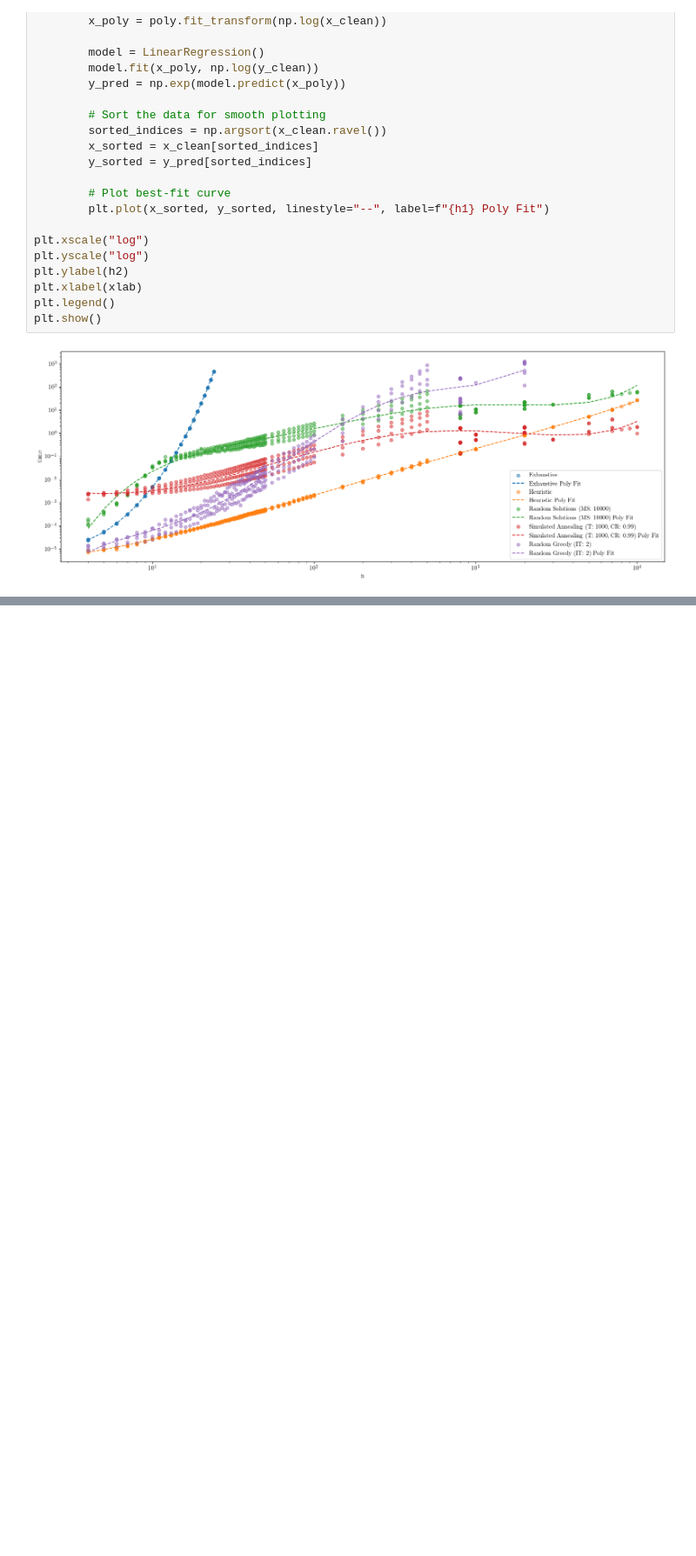
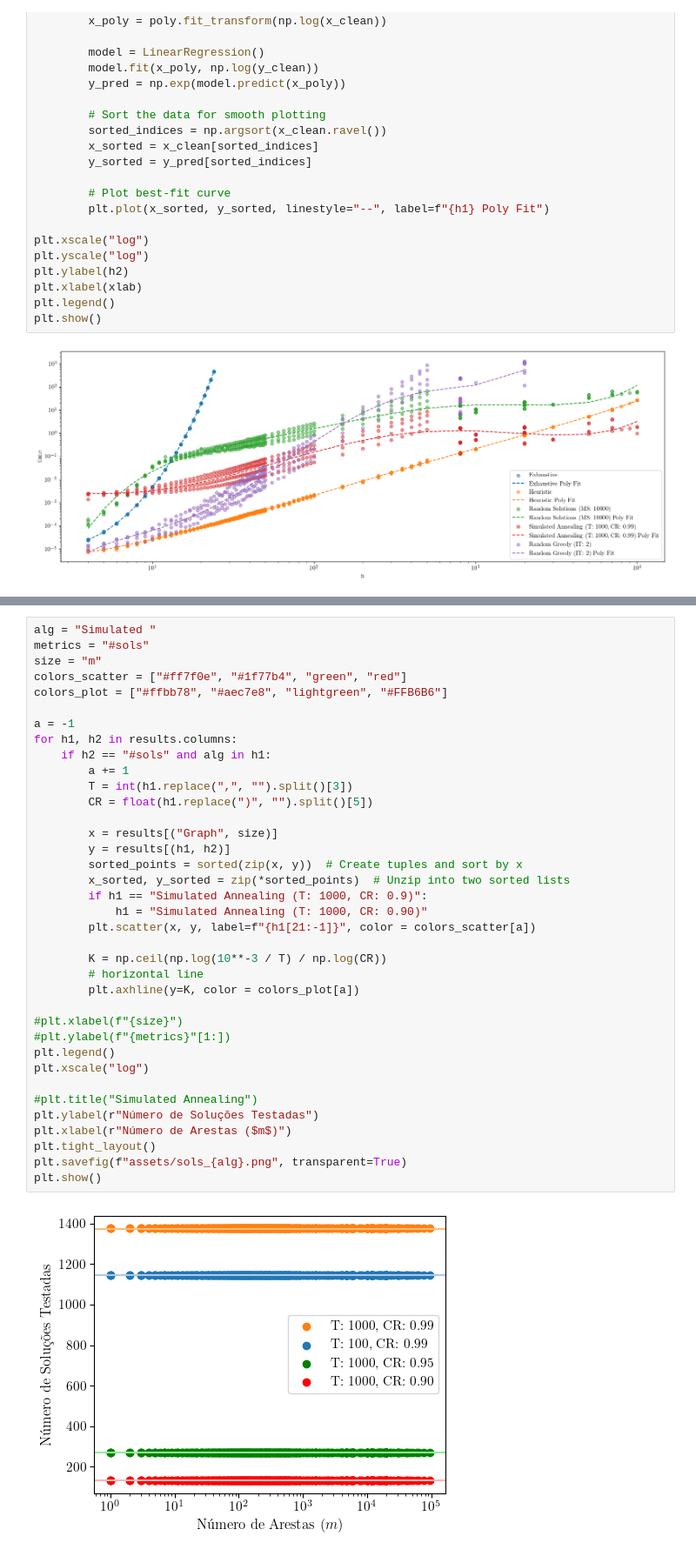
Before and after one commit to Hugoverissimo21/max-weighted-cut-02, a Jupyter notebook: benchmarks (03plots).ipynb, the cells around one changed output, grey strips where cells are left out. Shown at 87% size. Drawn from its saved outputs; the diff is of its cells as text; blank space fills up the shorter version.

```diff
--- a/benchmarks (03plots).ipynb
+++ b/benchmarks (03plots).ipynb
@@ -343,0 +459,39 @@ Regression results for Random Greedy (IT: 2):
+# %%
+alg = "Simulated "
+metrics = "#sols"
+size = "m"
+colors_scatter = ["#ff7f0e", "#1f77b4", "green", "red"]
+colors_plot = ["#ffbb78", "#aec7e8", "lightgreen", "#FFB6B6"]
+
+a = -1
+for h1, h2 in results.columns:
+    if h2 == "#sols" and alg in h1:
+        a += 1
+        T = int(h1.replace(",", "").split()[3])
+        CR = float(h1.replace(")", "").split()[5])
+
+        x = results[("Graph", size)]
+        y = results[(h1, h2)]
+        sorted_points = sorted(zip(x, y))  # Create tuples and sort by x
+        x_sorted, y_sorted = zip(*sorted_points)  # Unzip into two sorted lists
+        if h1 == "Simulated Annealing (T: 1000, CR: 0.9)":
+            h1 = "Simulated Annealing (T: 1000, CR: 0.90)"
+        plt.scatter(x, y, label=f"{h1[21:-1]}", color = colors_scatter[a])
+
+        K = np.ceil(np.log(10**-3 / T) / np.log(CR))
+        # horizontal line
+        plt.axhline(y=K, color = colors_plot[a])
+
+#plt.xlabel(f"{size}")
+#plt.ylabel(f"{metrics}"[1:])
+plt.legend()
+plt.xscale("log")
+
+#plt.title("Simulated Annealing")
+plt.ylabel(r"Número de Soluções Testadas")
+plt.xlabel(r"Número de Arestas ($m$)")
+plt.tight_layout()
+plt.savefig(f"assets/sols_{alg}.png", transparent=True)
+plt.show()
+# %% [output]
+[figure, added]
```
Also changed, not shown: parts of 12 cells of this notebook, 10 other files.
